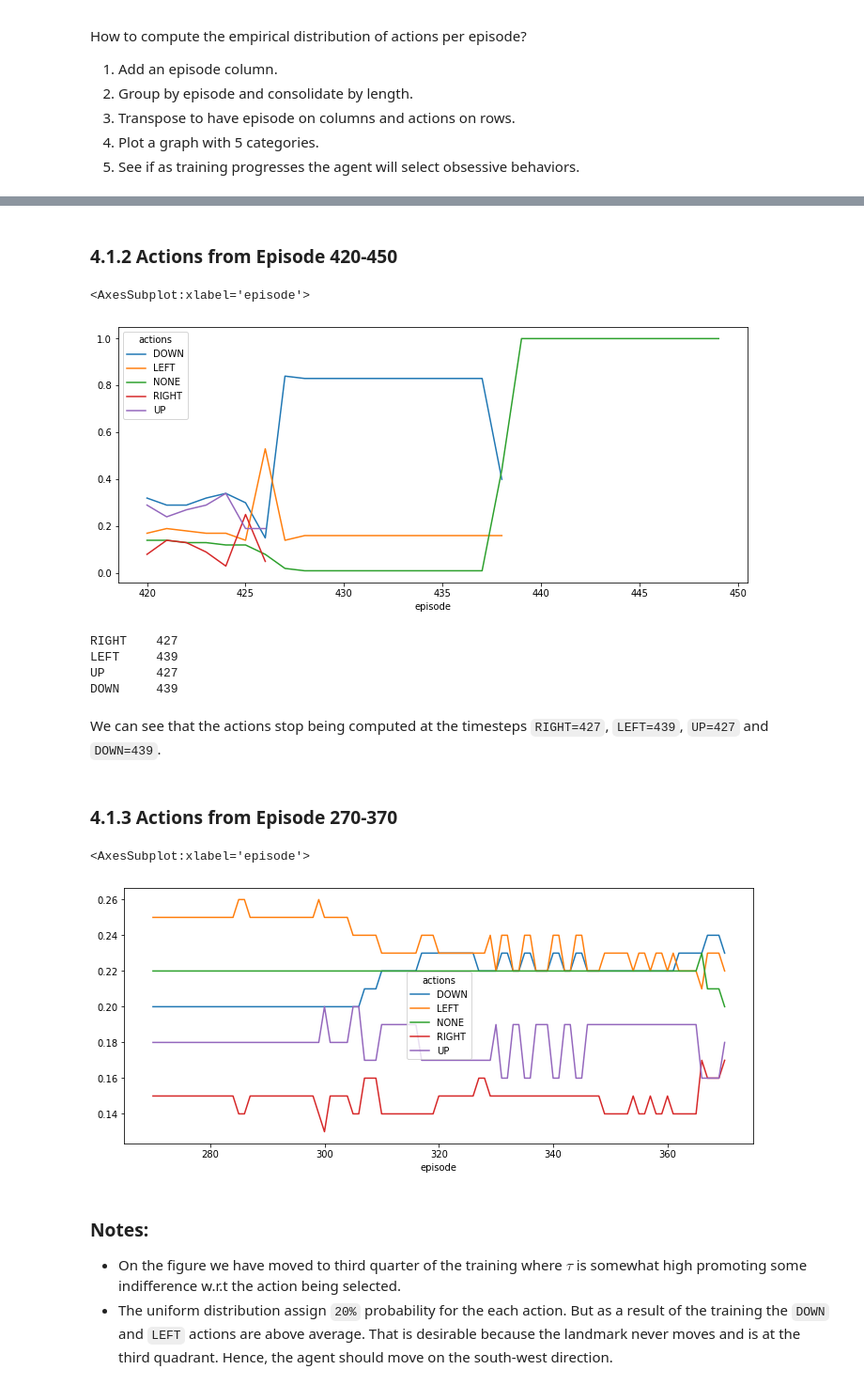
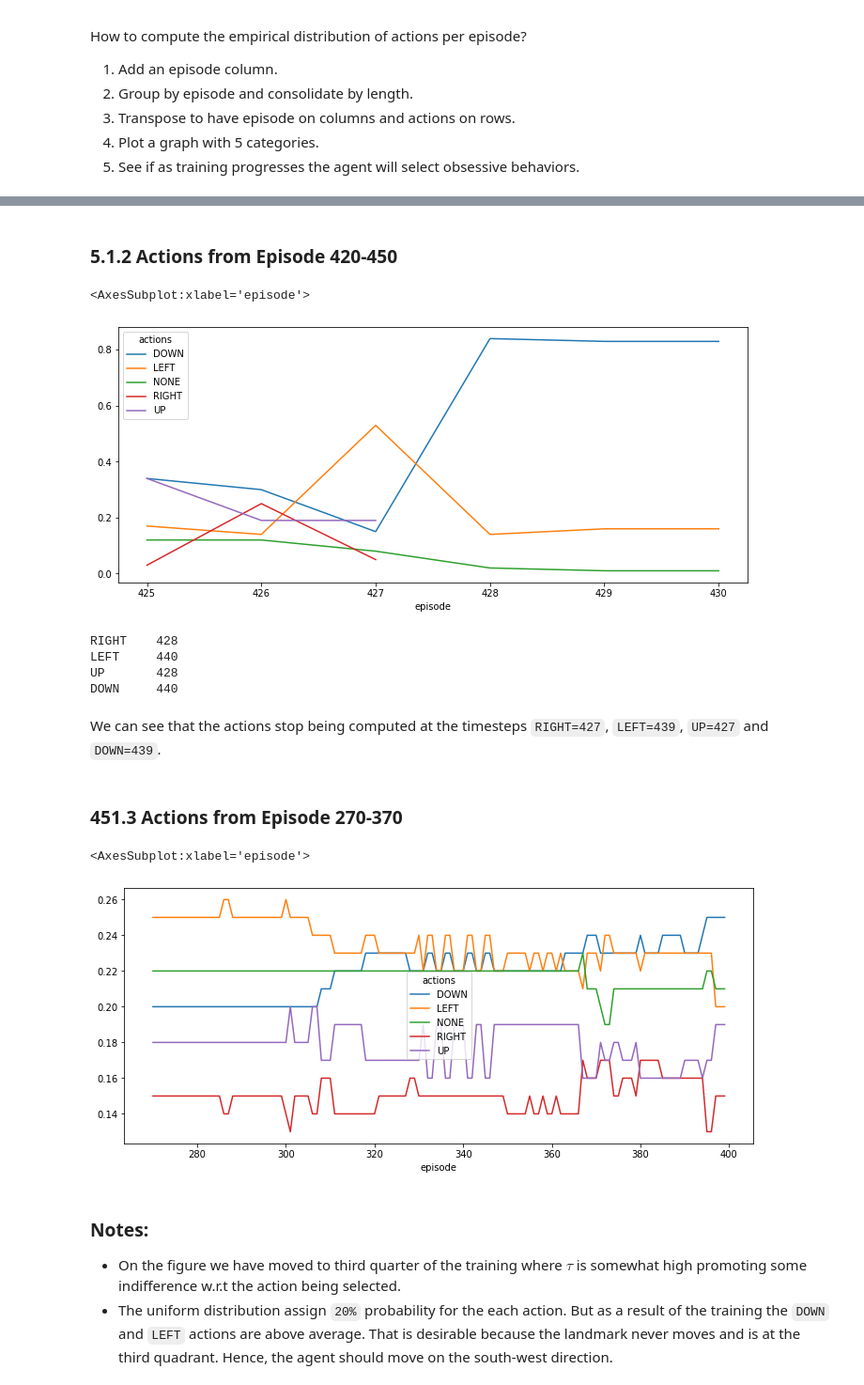
Before and after one commit to gsavarela/cooperative_navigation, a Jupyter notebook: analysis/overflow.ipynb, the cells around one changed output, grey strips where cells are left out. Shown: that part at 94% size. Cells and saved outputs as stored; diff of their text form; code cells hidden in the pictures.

```diff
--- a/analysis/overflow.ipynb
+++ b/analysis/overflow.ipynb
@@ -316,7 +354,7 @@ How to compute the empirical distribution of actions per episode?
 # %%
 # 1. add an episode column
 adf = traces_df['actions'].to_frame()
-adf['episode'] = adf.index.values // 100
+adf['episode'] = (adf.index.values // 100) + 1
 
 # 2. Group by episode and consolidate by length.
 def fn(x): return len(x) / 100
@@ -331,28 +369,28 @@ apt.loc[:419].plot(figsize=FIG_SIZE_LARGE)
-# %% [markdown]
-### 4.1.2 Actions from Episode 420-450
+# %% [markdown]
+### 5.1.2 Actions from Episode 420-450
 # %%
-apt.loc[420:450].plot(figsize=FIG_SIZE_LARGE)
+apt.loc[425:430].plot(figsize=FIG_SIZE_LARGE)
 # %% [output]
 <AxesSubplot:xlabel='episode'>
-[figure, old version]
+[figure, new version]
 # %%
 for orient in ('RIGHT', 'LEFT', 'UP', 'DOWN'):
     minobs = apt.index[np.isnan(apt[orient].values)].min()
     print(f'{orient}\t {minobs}')
 # %% [output]
-RIGHT    427
-LEFT     439
-UP       427
-DOWN     439
+RIGHT    428
+LEFT     440
+UP       428
+DOWN     440
-# %% [markdown]
-We can see that the actions stop being computed at the timesteps `RIGHT=427`, `LEFT=439`, `UP=427` and `DOWN=439`.
-# %% [markdown]
-### 4.1.3 Actions from Episode 270-370
+# %% [markdown]
+We can see that the actions stop being computed at the timesteps `RIGHT=427`, `LEFT=439`, `UP=427` and `DOWN=439`.
+# %% [markdown]
+### 451.3 Actions from Episode 270-370
 # %%
-apt.loc[270:370].plot(figsize=FIG_SIZE_LARGE)
+apt.loc[270:399].plot(figsize=FIG_SIZE_LARGE)
 # %% [output]
 <AxesSubplot:xlabel='episode'>
-[figure, old version]
+[figure, new version]
 # %% [markdown]
 ### Notes:
 
```
Also changed, not shown: parts of 39 cells of this notebook.
